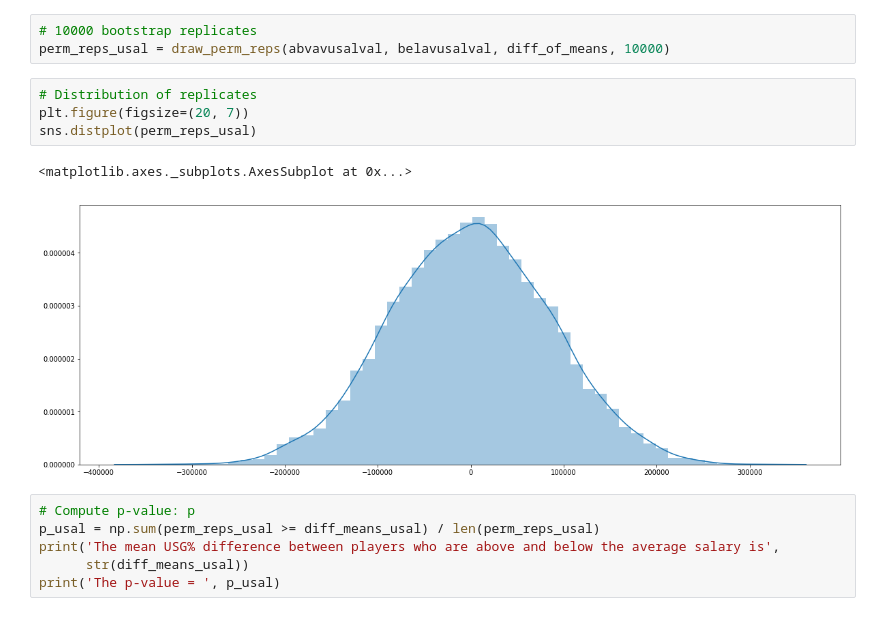
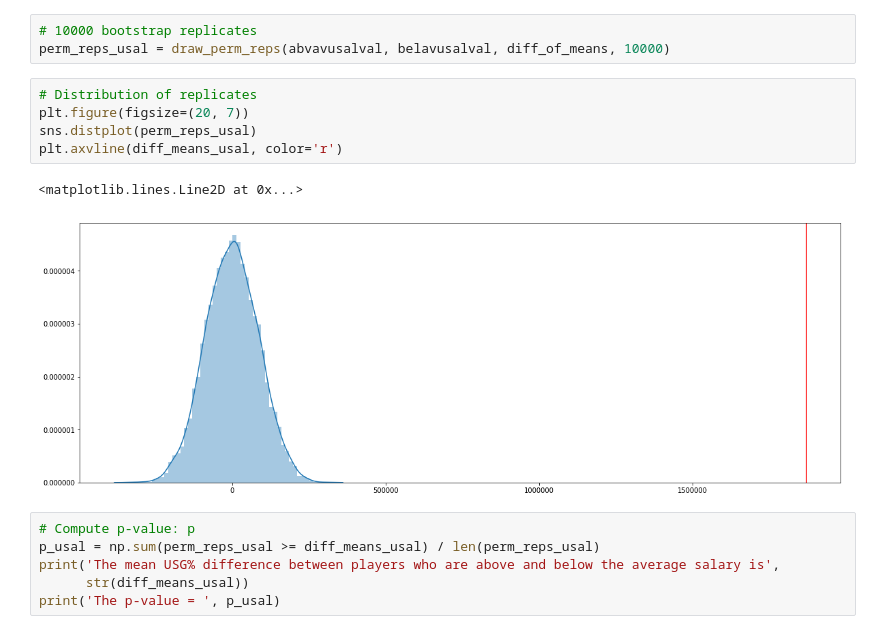
Before and after one commit to kjd999/Springboard-Projects, a Jupyter notebook: Capstone Project/exploratory_data_analysis.ipynb, the cells around one changed output. Saved outputs shown, nothing was run; the diff lists cells and outputs as text.

```diff
--- a/Capstone Project/exploratory_data_analysis.ipynb
+++ b/Capstone Project/exploratory_data_analysis.ipynb
@@ -547,10 +553,11 @@ perm_reps_usal = draw_perm_reps(abvavusalval, belavusalval, diff_of_means, 10000
 # %%
 # Distribution of replicates
 plt.figure(figsize=(20, 7))
 sns.distplot(perm_reps_usal)
+plt.axvline(diff_means_usal, color='r')
 # %% [output]
-<matplotlib.axes._subplots.AxesSubplot at 0x...>
+<matplotlib.lines.Line2D at 0x...>
-[figure, old version]
+[figure, new version]
 # %%
 # Compute p-value: p
 p_usal = np.sum(perm_reps_usal >= diff_means_usal) / len(perm_reps_usal)
```
Also changed, not shown: parts of 16 cells of this notebook.
